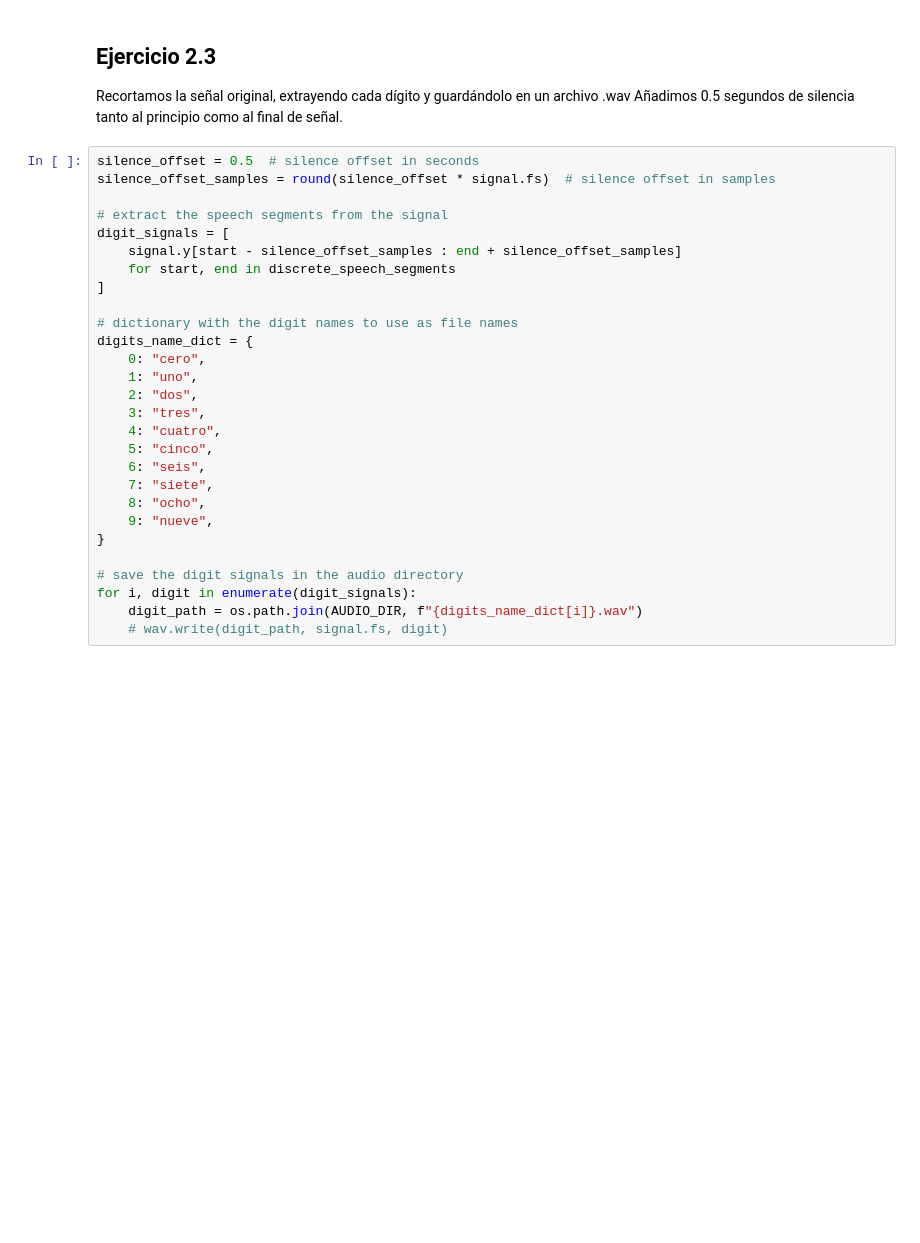
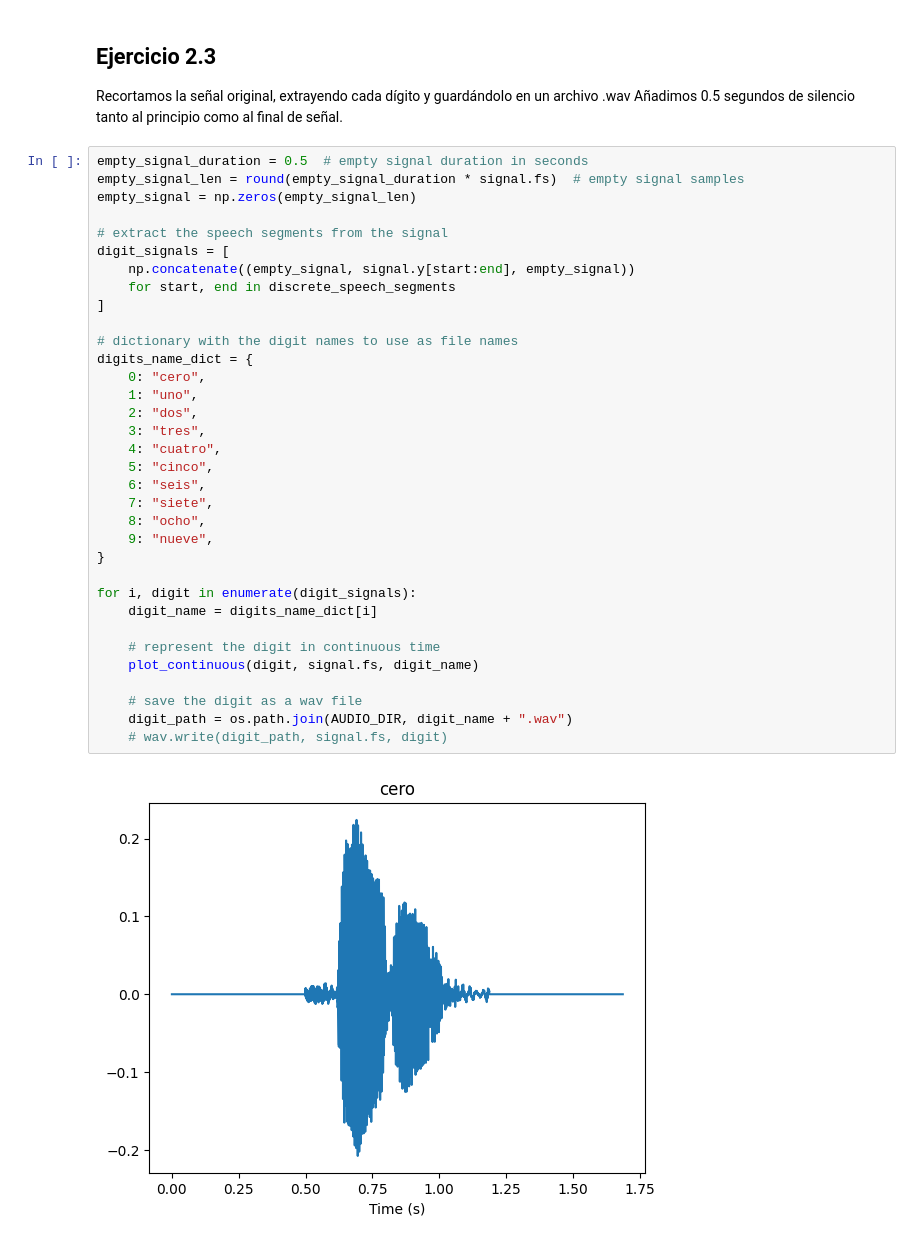
Before and after one commit to carlosedm10/joan-tds, a Jupyter notebook: pracs/prac2/prac2.ipynb, the cells around one changed output. Cells and saved outputs as stored; diff of their text form; blank space fills up the shorter version.

```diff
--- a/pracs/prac2/prac2.ipynb
+++ b/pracs/prac2/prac2.ipynb
@@ -158,32 +156,40 @@ plot_continuous_and_discrete(
 # %% [markdown]
 ## Ejercicio 2.3
 Recortamos la señal original, extrayendo cada dígito y guardándolo en un archivo .wav
-Añadimos 0.5 segundos de silencia tanto al principio como al final de señal.
+Añadimos 0.5 segundos de silencio tanto al principio como al final de señal.
 # %%
-silence_offset = 0.5  # silence offset in seconds
-silence_offset_samples = round(silence_offset * signal.fs)  # silence offset in samples
+empty_signal_duration = 0.5  # empty signal duration in seconds
+empty_signal_len = round(empty_signal_duration * signal.fs)  # empty signal samples
+empty_signal = np.zeros(empty_signal_len)
 
 # extract the speech segments from the signal
 digit_signals = [
-    signal.y[start - silence_offset_samples : end + silence_offset_samples]
+    np.concatenate((empty_signal, signal.y[start:end], empty_signal))
     for start, end in discrete_speech_segments
 ]
 
 # dictionary with the digit names to use as file names
 digits_name_dict = {
     0: "cero",
     1: "uno",
     2: "dos",
     3: "tres",
     4: "cuatro",
     5: "cinco",
     6: "seis",
     7: "siete",
     8: "ocho",
     9: "nueve",
 }
 
-# save the digit signals in the audio directory
 for i, digit in enumerate(digit_signals):
-    digit_path = os.path.join(AUDIO_DIR, f"{digits_name_dict[i]}.wav")
+    digit_name = digits_name_dict[i]
+
+    # represent the digit in continuous time
+    plot_continuous(digit, signal.fs, digit_name)
+
+    # save the digit as a wav file
+    digit_path = os.path.join(AUDIO_DIR, digit_name + ".wav")
     # wav.write(digit_path, signal.fs, digit)
+# %% [output]
+[figure, added]
```
Also changed, not shown: parts of 11 cells of this notebook, 13 other files.
